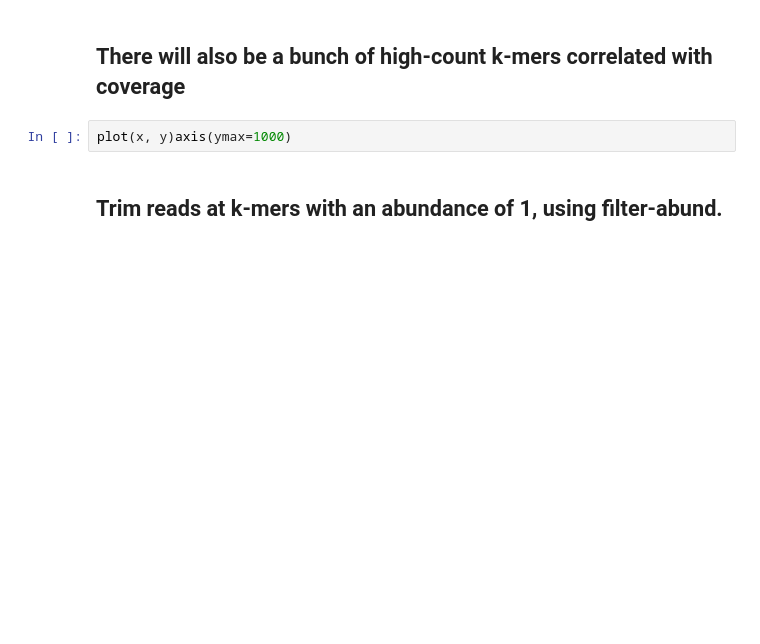
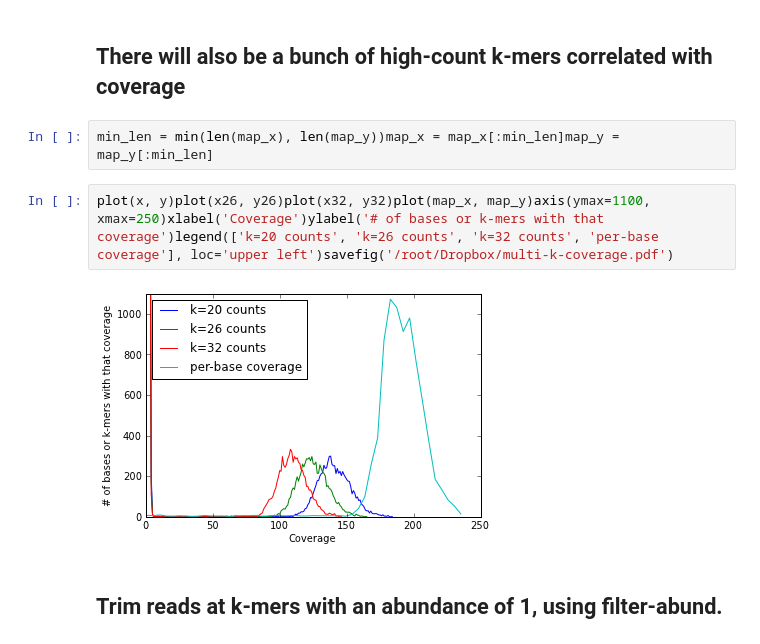
Before and after one commit to PhilWa/ngs-notebooks, a Jupyter notebook: ngs-44-kmer-distributions.ipynb, the cells around one changed output. Cells and saved outputs as stored; diff of their text form; blank space fills up the shorter version.

```diff
--- a/ngs-44-kmer-distributions.ipynb
+++ b/ngs-44-kmer-distributions.ipynb
@@ -43,7 +79,11 @@ plot(x, y)
 # %% [markdown]
 ## There will also be a bunch of high-count k-mers correlated with coverage
-# %%
-plot(x, y)axis(ymax=1000)
+# %%
+min_len = min(len(map_x), len(map_y))map_x = map_x[:min_len]map_y = map_y[:min_len]
+# %%
+plot(x, y)plot(x26, y26)plot(x32, y32)plot(map_x, map_y)axis(ymax=1100, xmax=250)xlabel('Coverage')ylabel('# of bases or k-mers with that coverage')legend(['k=20 counts', 'k=26 counts', 'k=32 counts', 'per-base coverage'], loc='upper left')savefig('/root/Dropbox/multi-k-coverage.pdf')
+# %% [output]
+[figure, added]
 # %% [markdown]
 ## Trim reads at k-mers with an abundance of 1, using filter-abund.
 # %%
```
Also changed, not shown: parts of 47 cells of this notebook, 2 other files.
